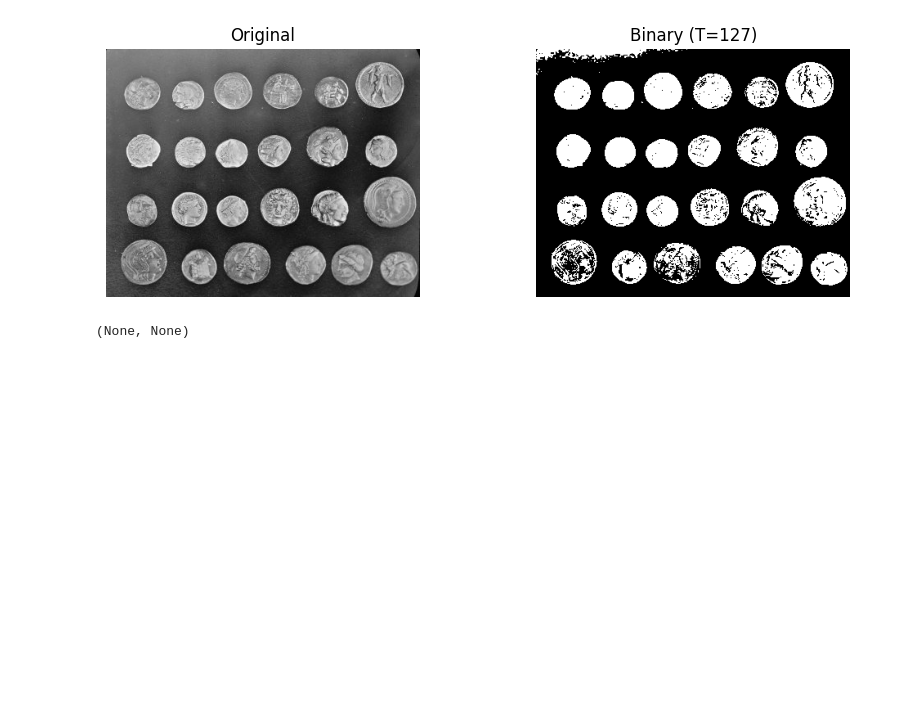
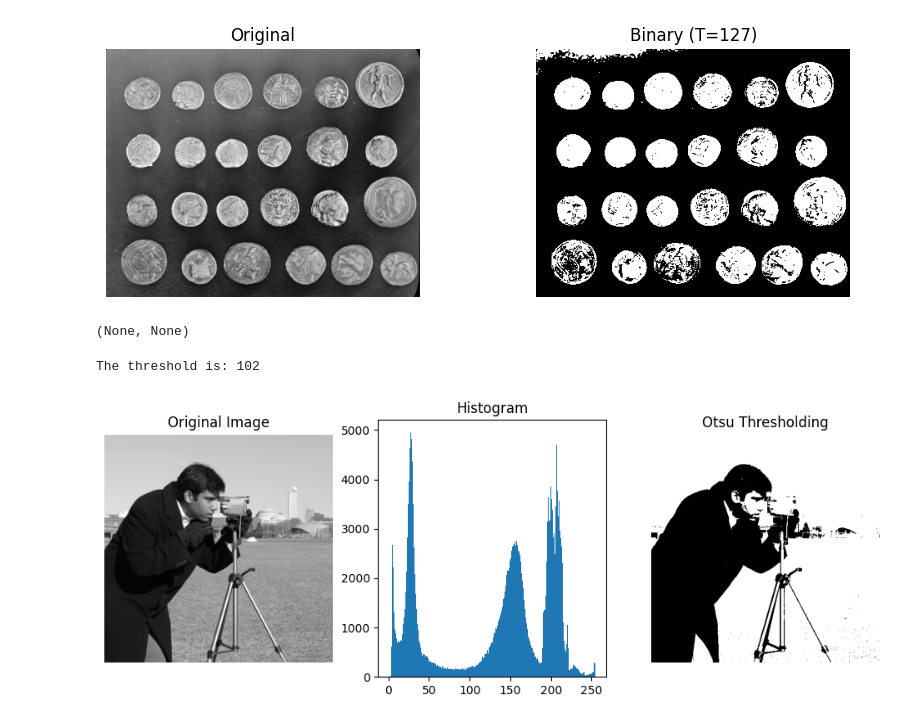
Before and after one commit to Maha429/lap-7, a Jupyter notebook: lap7.ipynb, the cells around one changed output. Drawn from its saved outputs; the diff is of its cells as text; code cells hidden in the pictures; blank space fills up the shorter version.

```diff
--- a/lap7.ipynb
+++ b/lap7.ipynb
@@ -61,3 +61,35 @@ plt.tight_layout(), plt.show()
 # %% [output]
 [figure]
 (None, None)
+# %%
+from skimage import data
+from skimage.filters import threshold_otsu
+import matplotlib.pyplot as plt
+
+img = data.camera()
+
+threshold = threshold_otsu(img)
+image_result = img > threshold
+
+print("The threshold is:", threshold)
+
+plt.figure(figsize=(12,4))
+
+plt.subplot(1,3,1)
+plt.imshow(img, cmap='gray')
+plt.title("Original Image")
+plt.axis('off')
+
+plt.subplot(1,3,2)
+plt.hist(img.ravel(), bins=256)
+plt.title("Histogram")
+
+plt.subplot(1,3,3)
+plt.imshow(image_result, cmap='gray')
+plt.title("Otsu Thresholding")
+plt.axis('off')
+
+plt.show()
+# %% [output]
+The threshold is: 102
+[figure, added]
```
